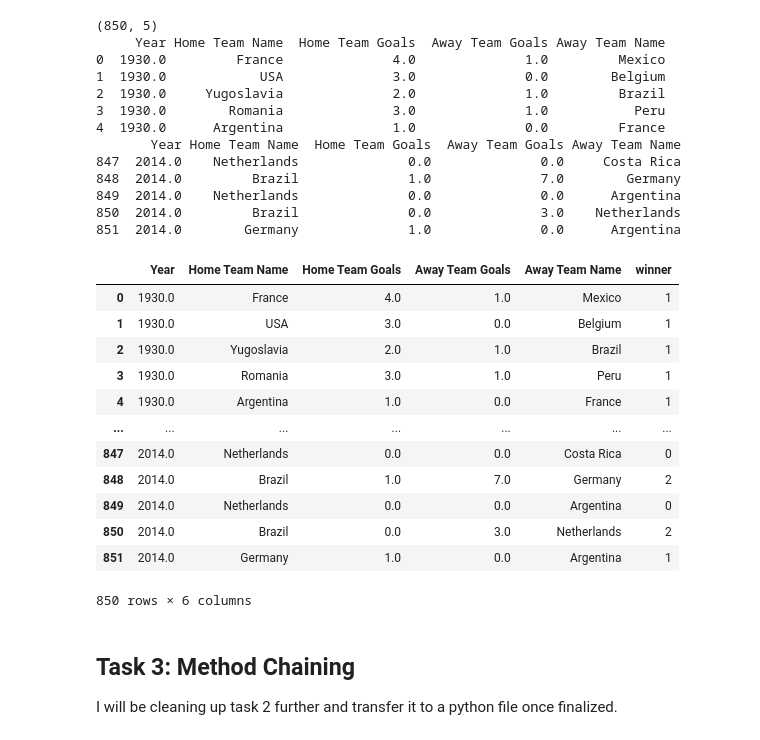
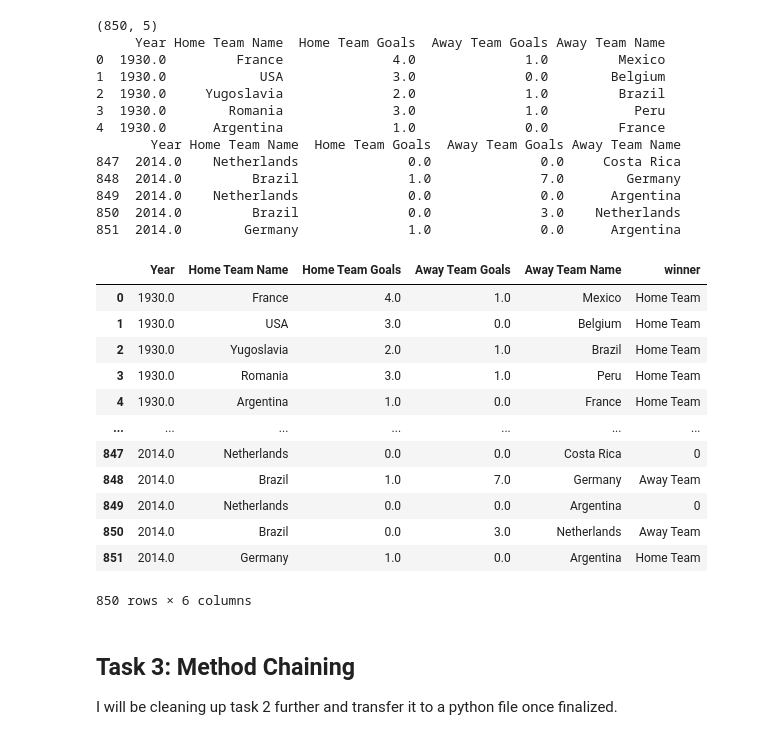
Before and after one commit to ubco-W2022T1-cosc301/project-group49, a Jupyter notebook: notebooks/analysis1.ipynb, the cells around one changed output. Cells and saved outputs as stored; diff of their text form; code cells hidden in the pictures.

```diff
--- a/notebooks/analysis1.ipynb
+++ b/notebooks/analysis1.ipynb
@@ -228,27 +232,27 @@ print(clean_data.tail())
 # %%
 # 3. Process Data
 def label_winner (row):
     if row['Home Team Goals'] > row['Away Team Goals']:
-        return 1
+        return "Home Team"
     if row['Home Team Goals'] < row['Away Team Goals']:
-        return 2
+        return "Away Team"
     return 0
 
 clean_data['winner'] = clean_data.apply (lambda row: label_winner(row), axis=1)
 clean_data
 # %% [output]
 |  | Year | Home Team Name | Home Team Goals | Away Team Goals | Away Team Name | winner |
-| 0 | 1930.0 | France | 4.0 | 1.0 | Mexico | 1 |
-| 1 | 1930.0 | USA | 3.0 | 0.0 | Belgium | 1 |
-| 2 | 1930.0 | Yugoslavia | 2.0 | 1.0 | Brazil | 1 |
-| 3 | 1930.0 | Romania | 3.0 | 1.0 | Peru | 1 |
-| 4 | 1930.0 | Argentina | 1.0 | 0.0 | France | 1 |
+| 0 | 1930.0 | France | 4.0 | 1.0 | Mexico | Home Team |
+| 1 | 1930.0 | USA | 3.0 | 0.0 | Belgium | Home Team |
+| 2 | 1930.0 | Yugoslavia | 2.0 | 1.0 | Brazil | Home Team |
+| 3 | 1930.0 | Romania | 3.0 | 1.0 | Peru | Home Team |
+| 4 | 1930.0 | Argentina | 1.0 | 0.0 | France | Home Team |
 | ... | ... | ... | ... | ... | ... | ... |
 | 847 | 2014.0 | Netherlands | 0.0 | 0.0 | Costa Rica | 0 |
-| 848 | 2014.0 | Brazil | 1.0 | 7.0 | Germany | 2 |
+| 848 | 2014.0 | Brazil | 1.0 | 7.0 | Germany | Away Team |
 | 849 | 2014.0 | Netherlands | 0.0 | 0.0 | Argentina | 0 |
-| 850 | 2014.0 | Brazil | 0.0 | 3.0 | Netherlands | 2 |
-| 851 | 2014.0 | Germany | 1.0 | 0.0 | Argentina | 1 |
+| 850 | 2014.0 | Brazil | 0.0 | 3.0 | Netherlands | Away Team |
+| 851 | 2014.0 | Germany | 1.0 | 0.0 | Argentina | Home Team |
 850 rows × 6 columns
 # %% [markdown]
 
```
Also changed, not shown: parts of 9 cells of this notebook.
